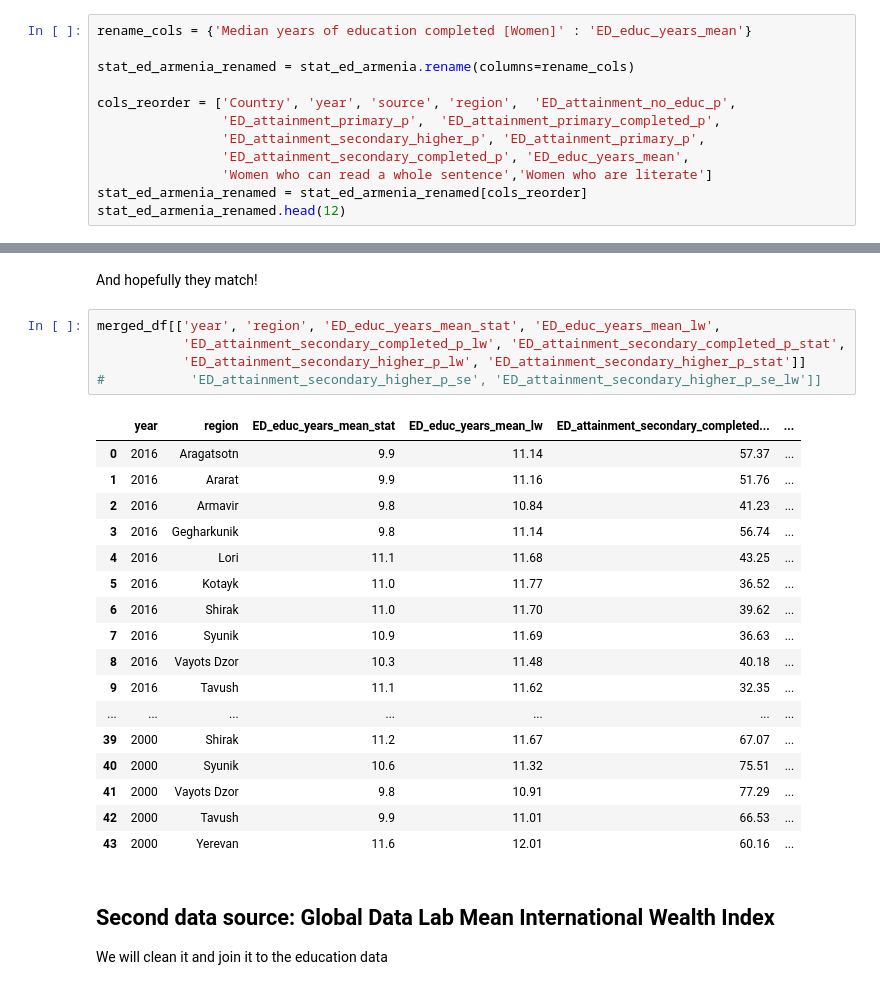
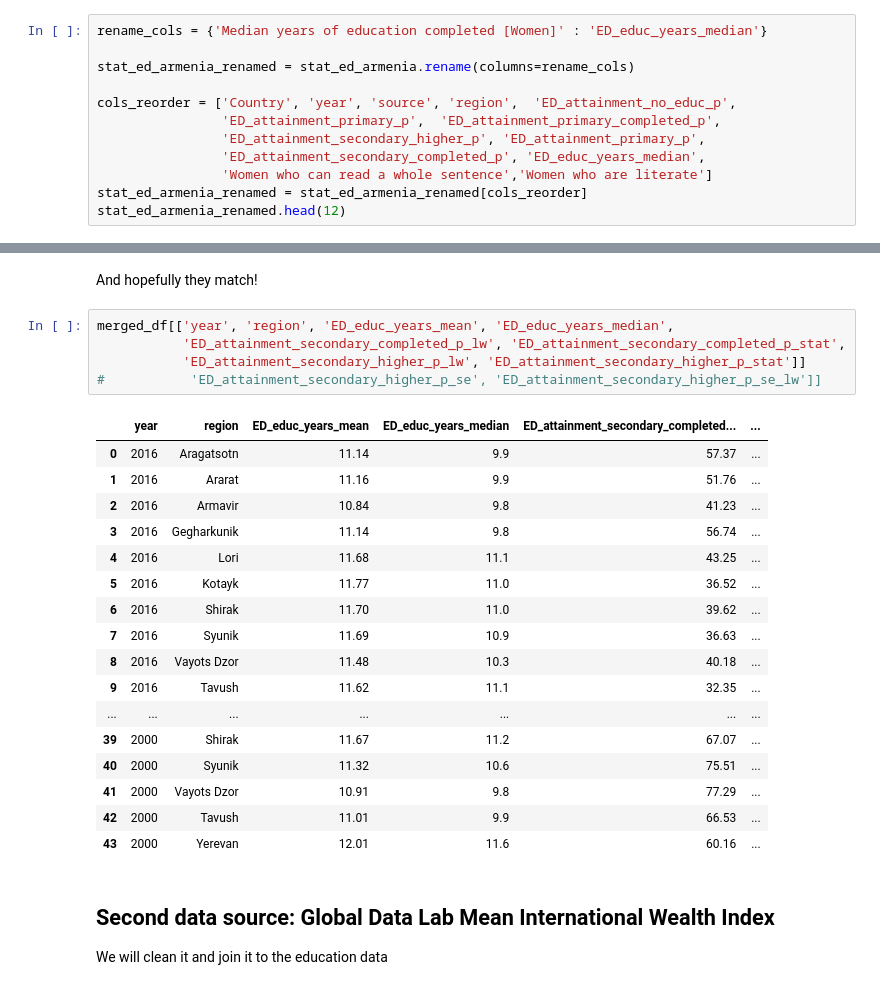
Before and after one commit to fayshaw/data_preprocessing, a Jupyter notebook: livwell.ipynb, the cells around one changed output, grey strips where cells are left out. Drawn from its saved outputs; the diff is of its cells as text.

Commit message:
added px and education median

```diff
--- a/livwell.ipynb
+++ b/livwell.ipynb
@@ -512,13 +515,13 @@ Index(['Country', 'ED_attainment_no_educ_p', 'ED_attainment_primary_p',
       dtype='object')
 # %%
-rename_cols = {'Median years of education completed [Women]' : 'ED_educ_years_mean'}
+rename_cols = {'Median years of education completed [Women]' : 'ED_educ_years_median'}
 
 stat_ed_armenia_renamed = stat_ed_armenia.rename(columns=rename_cols)
 
 cols_reorder = ['Country', 'year', 'source', 'region',	'ED_attainment_no_educ_p',
                 'ED_attainment_primary_p',	'ED_attainment_primary_completed_p',
                 'ED_attainment_secondary_higher_p', 'ED_attainment_primary_p',
-                'ED_attainment_secondary_completed_p', 'ED_educ_years_mean',
+                'ED_attainment_secondary_completed_p', 'ED_educ_years_median',
                 'Women who can read a whole sentence','Women who are literate']
 stat_ed_armenia_renamed = stat_ed_armenia_renamed[cols_reorder]
 stat_ed_armenia_renamed.head(12)
@@ -609,28 +612,28 @@ Index(['Country', 'year', 'source', 'region', 'ED_attainment_no_educ_p_stat',
 # %% [markdown]
 And hopefully they match!
 # %%
-merged_df[['year', 'region', 'ED_educ_years_mean_stat', 'ED_educ_years_mean_lw',
+merged_df[['year', 'region', 'ED_educ_years_mean', 'ED_educ_years_median',
            'ED_attainment_secondary_completed_p_lw', 'ED_attainment_secondary_completed_p_stat',
            'ED_attainment_secondary_higher_p_lw', 'ED_attainment_secondary_higher_p_stat']]
 #           'ED_attainment_secondary_higher_p_se', 'ED_attainment_secondary_higher_p_se_lw']]
 # %% [output]
-|  | year | region | ED_educ_years_mean_stat | ED_educ_years_mean_lw | ED_attainment_secondary_completed... | ... |
-| 0 | 2016 | Aragatsotn | 9.9 | 11.14 | 57.37 | ... |
-| 1 | 2016 | Ararat | 9.9 | 11.16 | 51.76 | ... |
-| 2 | 2016 | Armavir | 9.8 | 10.84 | 41.23 | ... |
-| 3 | 2016 | Gegharkunik | 9.8 | 11.14 | 56.74 | ... |
-| 4 | 2016 | Lori | 11.1 | 11.68 | 43.25 | ... |
-| 5 | 2016 | Kotayk | 11.0 | 11.77 | 36.52 | ... |
-| 6 | 2016 | Shirak | 11.0 | 11.70 | 39.62 | ... |
-| 7 | 2016 | Syunik | 10.9 | 11.69 | 36.63 | ... |
-| 8 | 2016 | Vayots Dzor | 10.3 | 11.48 | 40.18 | ... |
-| 9 | 2016 | Tavush | 11.1 | 11.62 | 32.35 | ... |
+|  | year | region | ED_educ_years_mean | ED_educ_years_median | ED_attainment_secondary_completed... | ... |
+| 0 | 2016 | Aragatsotn | 11.14 | 9.9 | 57.37 | ... |
+| 1 | 2016 | Ararat | 11.16 | 9.9 | 51.76 | ... |
+| 2 | 2016 | Armavir | 10.84 | 9.8 | 41.23 | ... |
+| 3 | 2016 | Gegharkunik | 11.14 | 9.8 | 56.74 | ... |
+| 4 | 2016 | Lori | 11.68 | 11.1 | 43.25 | ... |
+| 5 | 2016 | Kotayk | 11.77 | 11.0 | 36.52 | ... |
+| 6 | 2016 | Shirak | 11.70 | 11.0 | 39.62 | ... |
+| 7 | 2016 | Syunik | 11.69 | 10.9 | 36.63 | ... |
+| 8 | 2016 | Vayots Dzor | 11.48 | 10.3 | 40.18 | ... |
+| 9 | 2016 | Tavush | 11.62 | 11.1 | 32.35 | ... |
 | ... | ... | ... | ... | ... | ... | ... |
-| 39 | 2000 | Shirak | 11.2 | 11.67 | 67.07 | ... |
-| 40 | 2000 | Syunik | 10.6 | 11.32 | 75.51 | ... |
-| 41 | 2000 | Vayots Dzor | 9.8 | 10.91 | 77.29 | ... |
-| 42 | 2000 | Tavush | 9.9 | 11.01 | 66.53 | ... |
-| 43 | 2000 | Yerevan | 11.6 | 12.01 | 60.16 | ... |
+| 39 | 2000 | Shirak | 11.67 | 11.2 | 67.07 | ... |
+| 40 | 2000 | Syunik | 11.32 | 10.6 | 75.51 | ... |
+| 41 | 2000 | Vayots Dzor | 10.91 | 9.8 | 77.29 | ... |
+| 42 | 2000 | Tavush | 11.01 | 9.9 | 66.53 | ... |
+| 43 | 2000 | Yerevan | 12.01 | 11.6 | 60.16 | ... |
 # %% [markdown]
 ## Second data source: Global Data Lab Mean International Wealth Index
 We will clean it and join it to the education data
```
Also changed, not shown: parts of 13 cells of this notebook.
